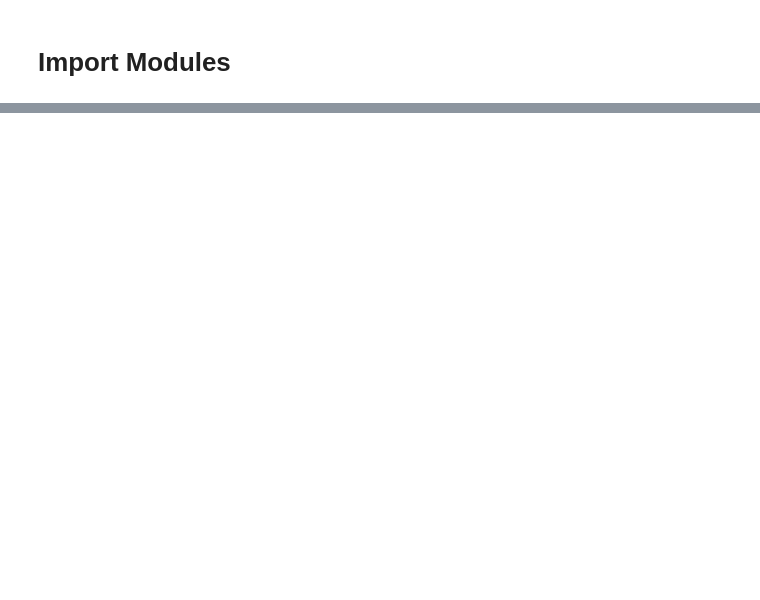
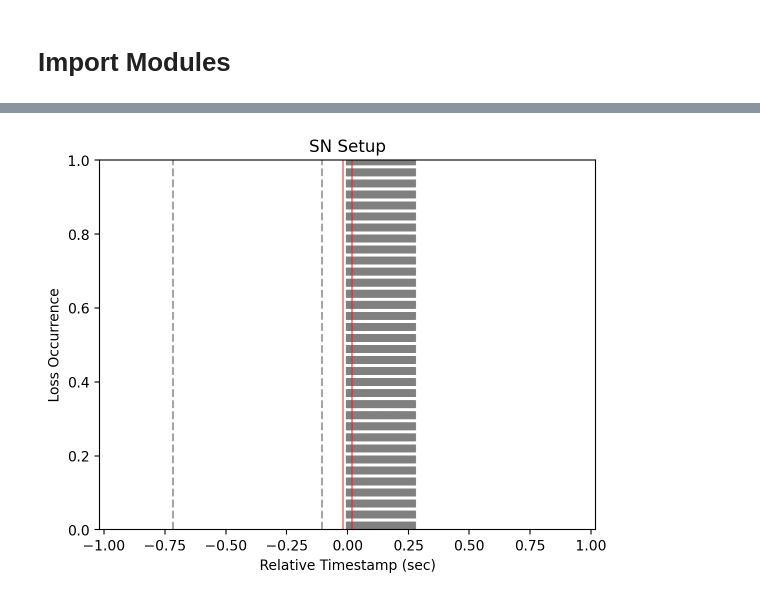
Before and after one commit to mollyy0514/wmnl-handoff-research, a Jupyter notebook: analysis/2023-04-06/handover_profile.ipynb, the cells around one changed output, grey strips where cells are left out. Drawn from its saved outputs; the diff is of its cells as text; code cells hidden in the pictures; blank space fills up the shorter version.

```diff
--- a/analysis/2023-04-06/handover_profile.ipynb
+++ b/analysis/2023-04-06/handover_profile.ipynb
@@ -42,0 +114,34 @@ dates = {
+# %%
+df = df_ho.query('ho_type == "SN_Setup"').copy().reset_index(drop=True)
+display(df)
+
+idx = 0
+start = df.at[idx, 'start']
+end = df.at[idx, 'end']
+midpoint = start + (end - start) / 2
+print(start, end, midpoint, sep='\n')
+
+sec = 1
+intv = P.closed(start-pd.Timedelta(seconds=sec), end+pd.Timedelta(seconds=sec))
+
+# df_ul.query('xmit_time >= @intv.lower & xmit_time <= @intv.upper')
+# df_ul.query('xmit_time >= @intv.lower & xmit_time <= @intv.upper & lost == True')
+# df_dl.query('arr_time >= @intv.lower & arr_time <= @intv.upper')
+# df_dl.query('arr_time >= @intv.lower & arr_time <= @intv.upper & lost == True')
+
+df_plot = df_dl.query('arr_time >= @intv.lower & arr_time <= @intv.upper & lost == True').copy().reset_index(drop=True)
+df_plot['rel_time'] = (df_plot['arr_time'] - midpoint).dt.total_seconds()
+df_plot
+
+fig, ax = plt.subplots()
+ax.set_xlim([(intv.lower-midpoint).total_seconds(), (intv.upper-midpoint).total_seconds()])
+ax.set_title('SN Setup')
+for ts in df_plot['rel_time']:
+    ax.axvline(ts, linestyle='--', color='gray', alpha=0.7)
+ax.axvline((start-midpoint).total_seconds(), color='tab:red', alpha=0.5)
+ax.axvline((end-midpoint).total_seconds(), color='tab:red', alpha=0.5)
+ax.set_xlabel('Relative Timestamp (sec)')
+ax.set_ylabel('Loss Occurrence')
+
+plt.show()
+# %% [output]
@@ -42,0 +154 @@ dates = {
+[figure, added]
```
Also changed, not shown: parts of 16 cells of this notebook, 1 other file.
